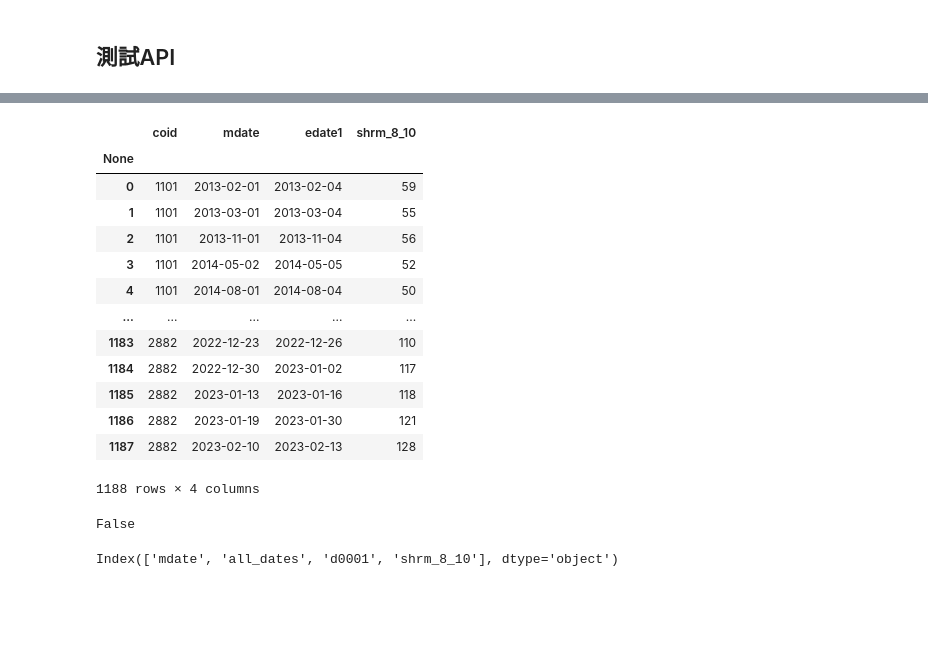
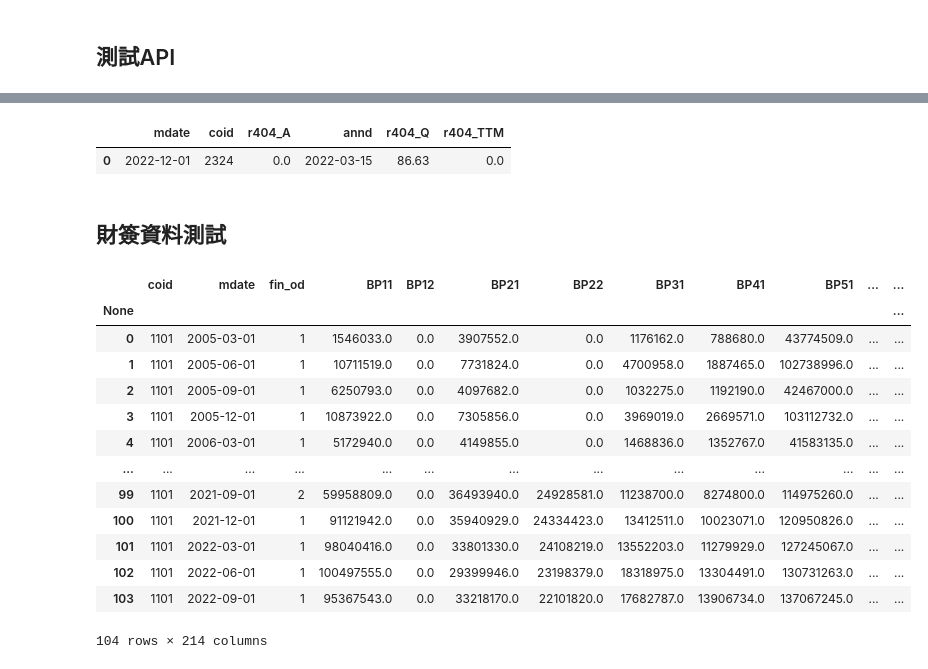
Before and after one commit to LEOHuang5555/TEJ-Tool-API, a Jupyter notebook: new_folder/test.ipynb, the cells around one changed output, grey strips where cells are left out. Cells and saved outputs as stored; diff of their text form; code cells hidden in the pictures; blank space fills up the shorter version.

```diff
--- a/new_folder/test.ipynb
+++ b/new_folder/test.ipynb
@@ -162,29 +218,26 @@ days = pd.DataFrame({'all_dates':days})
-# %%
-gb = tejapi.get('TWN/APISHRACTW',
-                coid = stks,
-                paginate = True,
-                opts = {'columns':['coid', 'mdate', 'edate1', 'shrm_8_10']})
-gb
-# %% [output]
-|  | coid | mdate | edate1 | shrm_8_10 |
-| None |  |  |  |  |
-| 0 | 1101 | 2013-02-01 | 2013-02-04 | 59 |
-| 1 | 1101 | 2013-03-01 | 2013-03-04 | 55 |
-| 2 | 1101 | 2013-11-01 | 2013-11-04 | 56 |
-| 3 | 1101 | 2014-05-02 | 2014-05-05 | 52 |
-| 4 | 1101 | 2014-08-01 | 2014-08-04 | 50 |
-| ... | ... | ... | ... | ... |
-| 1183 | 2882 | 2022-12-23 | 2022-12-26 | 110 |
-| 1184 | 2882 | 2022-12-30 | 2023-01-02 | 117 |
-| 1185 | 2882 | 2023-01-13 | 2023-01-16 | 118 |
-| 1186 | 2882 | 2023-01-19 | 2023-01-30 | 121 |
-| 1187 | 2882 | 2023-02-10 | 2023-02-13 | 128 |
-1188 rows × 4 columns
-# %%
-all_tables.columns.isin(['coid', 'mdate']).any()
-# %% [output]
-False
-# %%
-all_tables.columns[3:]
-# %% [output]
-Index(['mdate', 'all_dates', 'd0001', 'shrm_8_10'], dtype='object')
+# %%
+data_board_pivot = para.mpf.fin_pivot(data_board, ['coid','mdate','annd'])
+data_board_pivot
+# %% [output]
+|  | mdate | coid | r404_A | annd | r404_Q | r404_TTM |
+| 0 | 2022-12-01 | 2324 | 0.0 | 2022-03-15 | 86.63 | 0.0 |
+# %% [markdown]
+## 財簽資料測試
+# %%
+fin_auditor = tejapi.get('TWN/AINVFINQ', coid = '1101', opts = {'pivot':True})
+fin_auditor
+# %% [output]
+|  | coid | mdate | fin_od | BP11 | BP12 | BP21 | BP22 | BP31 | BP41 | BP51 | ... | ... |
+| None |  |  |  |  |  |  |  |  |  |  |  | ... |
+| 0 | 1101 | 2005-03-01 | 1 | 1546033.0 | 0.0 | 3907552.0 | 0.0 | 1176162.0 | 788680.0 | 43774509.0 | ... | ... |
+| 1 | 1101 | 2005-06-01 | 1 | 10711519.0 | 0.0 | 7731824.0 | 0.0 | 4700958.0 | 1887465.0 | 102738996.0 | ... | ... |
+| 2 | 1101 | 2005-09-01 | 1 | 6250793.0 | 0.0 | 4097682.0 | 0.0 | 1032275.0 | 1192190.0 | 42467000.0 | ... | ... |
+| 3 | 1101 | 2005-12-01 | 1 | 10873922.0 | 0.0 | 7305856.0 | 0.0 | 3969019.0 | 2669571.0 | 103112732.0 | ... | ... |
+| 4 | 1101 | 2006-03-01 | 1 | 5172940.0 | 0.0 | 4149855.0 | 0.0 | 1468836.0 | 1352767.0 | 41583135.0 | ... | ... |
+| ... | ... | ... | ... | ... | ... | ... | ... | ... | ... | ... | ... | ... |
+| 99 | 1101 | 2021-09-01 | 2 | 59958809.0 | 0.0 | 36493940.0 | 24928581.0 | 11238700.0 | 8274800.0 | 114975260.0 | ... | ... |
+| 100 | 1101 | 2021-12-01 | 1 | 91121942.0 | 0.0 | 35940929.0 | 24334423.0 | 13412511.0 | 10023071.0 | 120950826.0 | ... | ... |
+| 101 | 1101 | 2022-03-01 | 1 | 98040416.0 | 0.0 | 33801330.0 | 24108219.0 | 13552203.0 | 11279929.0 | 127245067.0 | ... | ... |
+| 102 | 1101 | 2022-06-01 | 1 | 100497555.0 | 0.0 | 29399946.0 | 23198379.0 | 18318975.0 | 13304491.0 | 130731263.0 | ... | ... |
+| 103 | 1101 | 2022-09-01 | 1 | 95367543.0 | 0.0 | 33218170.0 | 22101820.0 | 17682787.0 | 13906734.0 | 137067245.0 | ... | ... |
+104 rows × 214 columns
```
Also changed, not shown: parts of 29 cells of this notebook, 5 other files.
